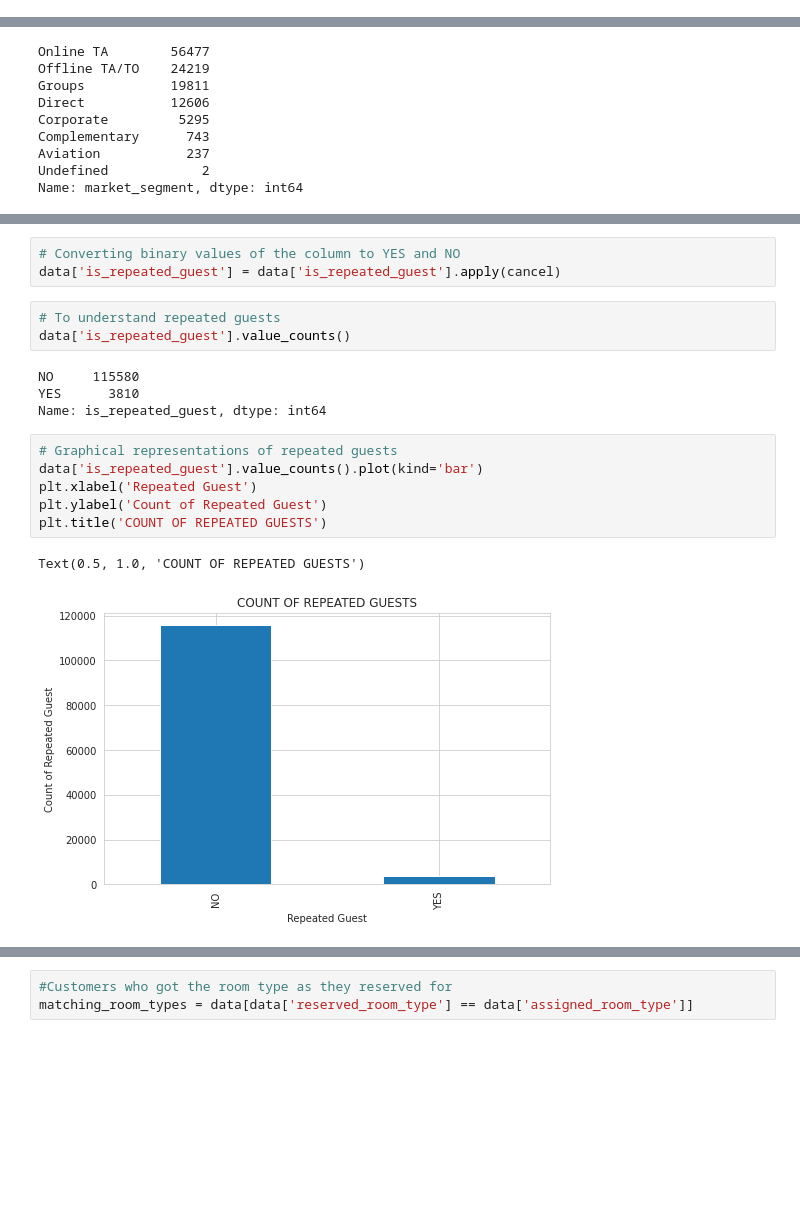
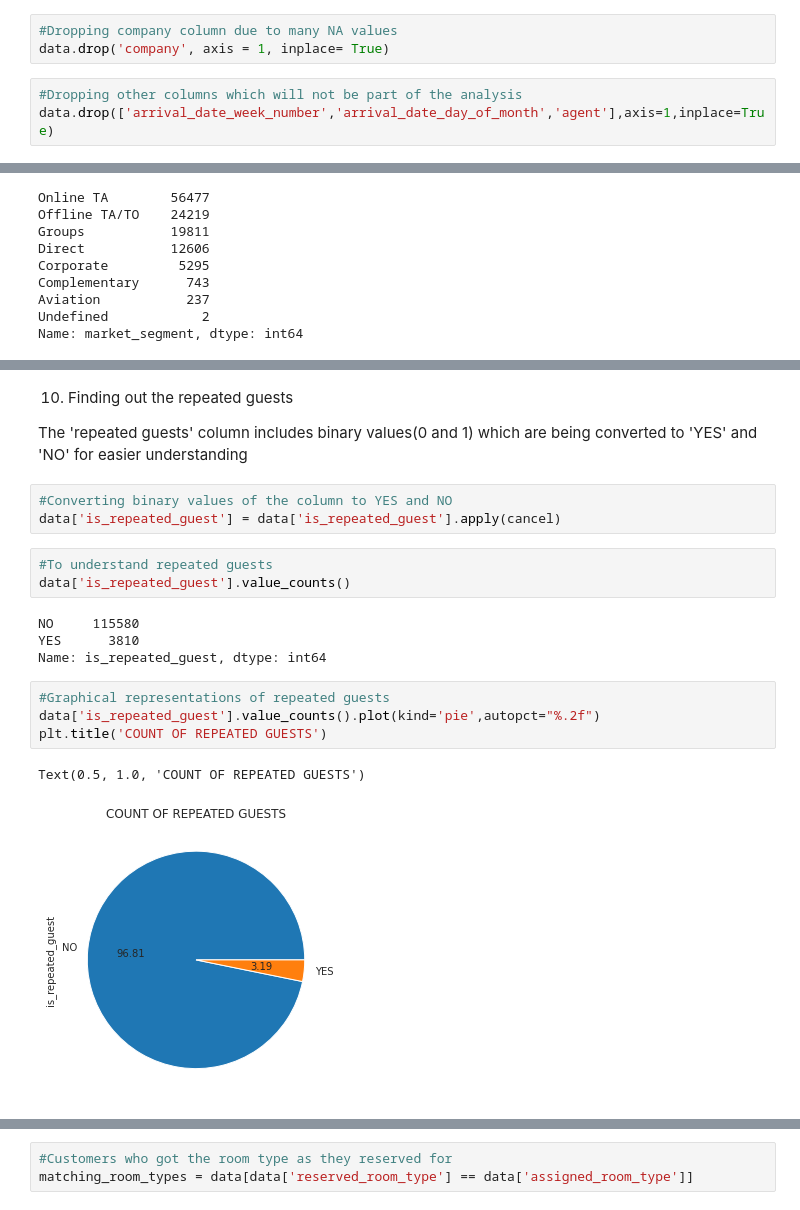
Before and after one commit to amolprabhu/Hotel_Booking_Analysis, a Jupyter notebook: Amol_Prabhu_Hotel_Booking_Analysis_Capstone_Project.ipynb, the cells around one changed output, grey strips where cells are left out. Drawn from its saved outputs; the diff is of its cells as text; blank space fills up the shorter version.

```diff
--- a/Amol_Prabhu_Hotel_Booking_Analysis_Capstone_Project.ipynb
+++ b/Amol_Prabhu_Hotel_Booking_Analysis_Capstone_Project.ipynb
@@ -53,0 +82,6 @@ data.head()
+# %%
+#Dropping company column due to many NA values
+data.drop('company', axis = 1, inplace= True)
+# %%
+#Dropping other columns which will not be part of the analysis
+data.drop(['arrival_date_week_number','arrival_date_day_of_month','agent'],axis=1,inplace=True)
@@ -251,22 +350,24 @@ plt.title('ARRIVAL YEAR WITH MARKET SEGMENTS')
 # %% [output]
 Text(0.5, 1.0, 'ARRIVAL YEAR WITH MARKET SEGMENTS')
 [figure]
+# %% [markdown]
+10. Finding out the repeated guests
+
+The 'repeated guests' column includes binary values(0 and 1) which are being converted to 'YES' and 'NO' for easier understanding
 # %%
-# Converting binary values of the column to YES and NO
+#Converting binary values of the column to YES and NO
 data['is_repeated_guest'] = data['is_repeated_guest'].apply(cancel)
 # %%
-# To understand repeated guests
+#To understand repeated guests
 data['is_repeated_guest'].value_counts()
 # %% [output]
 NO     115580
 YES      3810
 Name: is_repeated_guest, dtype: int64
 # %%
-# Graphical representations of repeated guests
-data['is_repeated_guest'].value_counts().plot(kind='bar')
-plt.xlabel('Repeated Guest')
-plt.ylabel('Count of Repeated Guest')
+#Graphical representations of repeated guests
+data['is_repeated_guest'].value_counts().plot(kind='pie',autopct="%.2f")
 plt.title('COUNT OF REPEATED GUESTS')
 # %% [output]
 Text(0.5, 1.0, 'COUNT OF REPEATED GUESTS')
-[figure, old version]
+[figure, new version]
```
Also changed, not shown: parts of 83 cells of this notebook.
